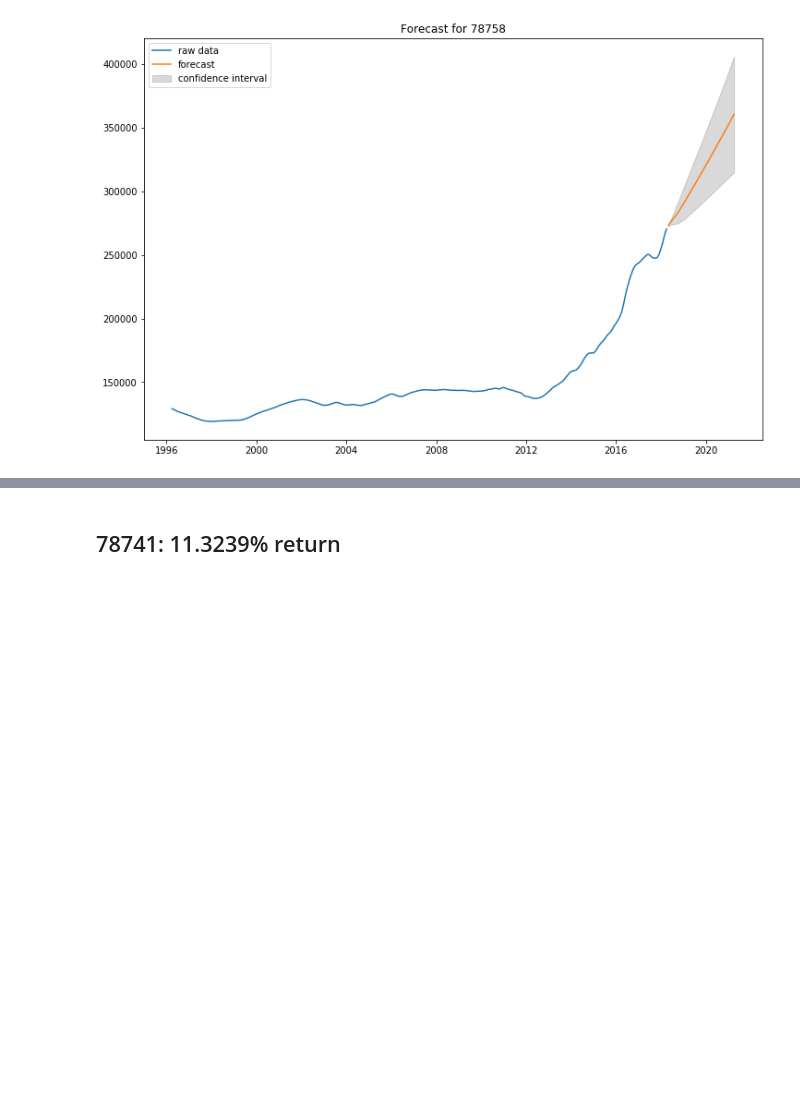
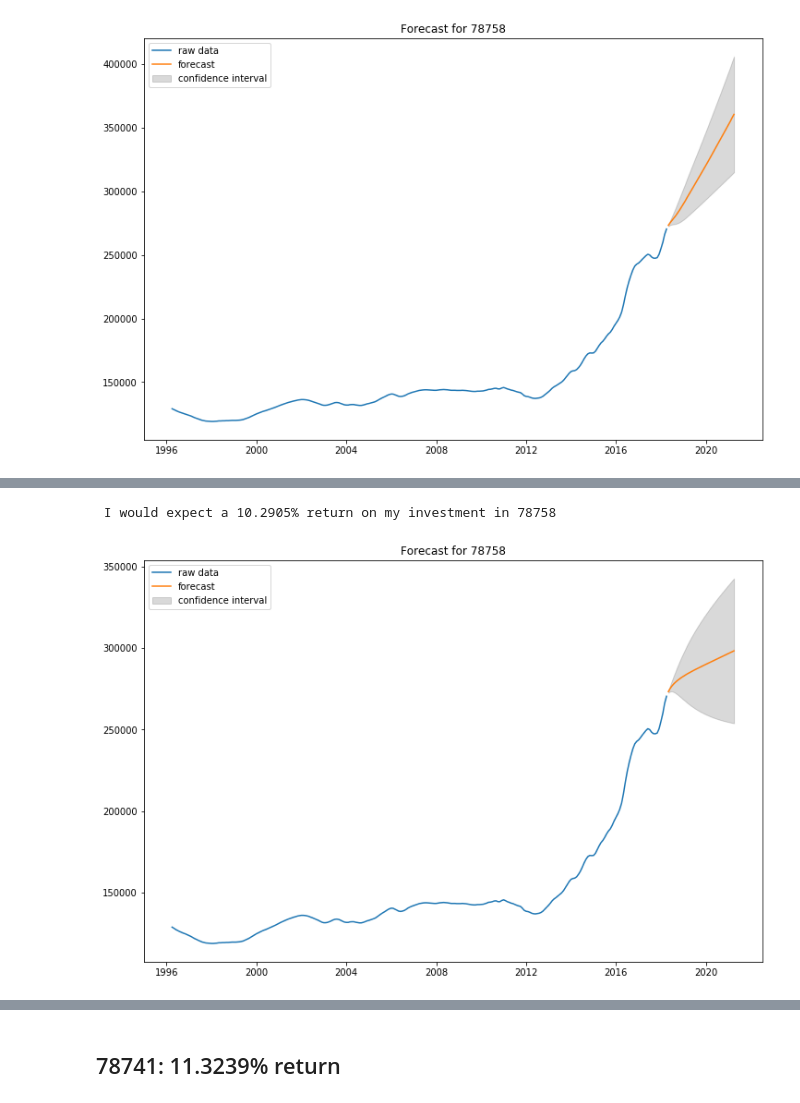
Before and after one commit to david-cuervo/Best_Zipcodes_to_Invest_in_AustinTX_Project, a Jupyter notebook: time-series/Module 4 Project_Time Series.ipynb, the cells around one changed output, grey strips where cells are left out. Cells and saved outputs as stored; diff of their text form; code cells hidden in the pictures; blank space fills up the shorter version.

```diff
--- a/time-series/Module 4 Project_Time Series.ipynb
+++ b/time-series/Module 4 Project_Time Series.ipynb
@@ -359,0 +383,6 @@ interpret_model(78758, 2, 2, 2)
+# %%
+#Trying the second best order of parameters
+interpret_model(78758, 2, 1, 1)
+# %% [output]
+ I would expect a 10.2905% return on my investment in 78758
+[figure, added]
```
Also changed, not shown: parts of 30 cells of this notebook, 8 other files.
